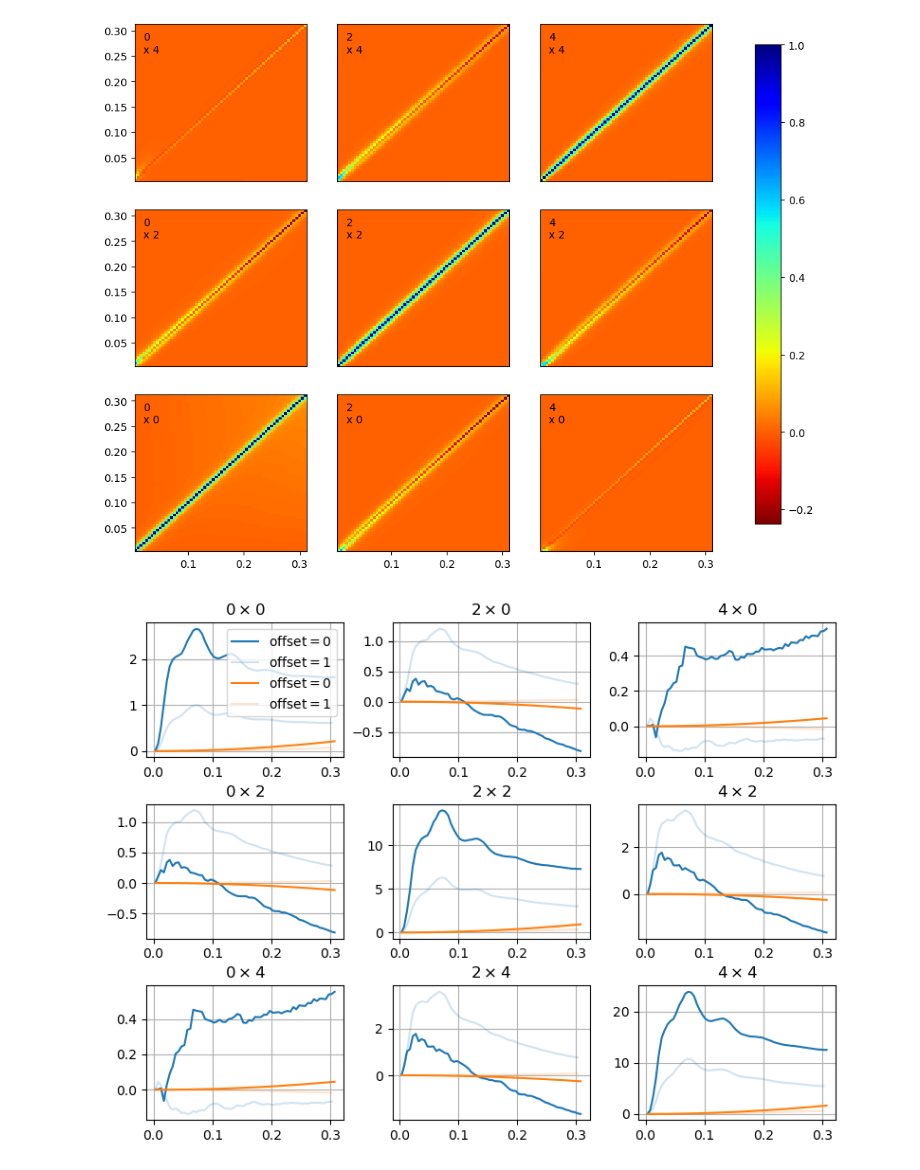
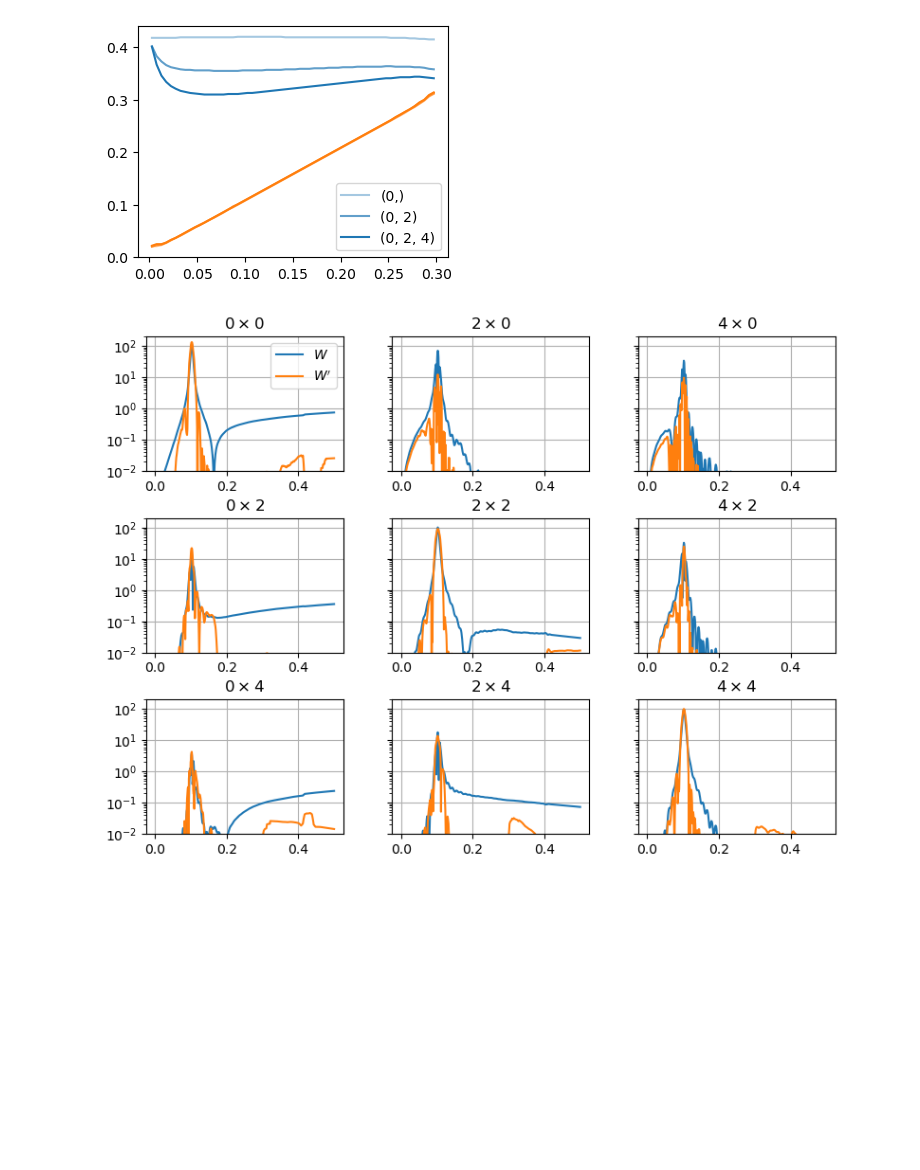
Before and after one commit to adematti/jax-power, a Jupyter notebook: scripts/rotation.ipynb, the cells around one changed output. Saved outputs shown, nothing was run; the diff lists cells and outputs as text; code cells hidden in the pictures; blank space fills up the shorter version.

Commit message:
rotation

```diff
--- a/scripts/rotation.ipynb
+++ b/scripts/rotation.ipynb
@@ -20,12 +17,15 @@ covs_fftlog = [CovarianceMatrix.load(fn).slice(slice(0, None, 5)) for fn in fns]
 # %%
-cov = sum(covs)
-cov.plot(corrcoef=True, show=True);
+covmatrix = sum(covs)
+#covmatrix.plot(corrcoef=True, show=True);
-# %% [output]
-[figure, removed]
-# %%
-kw = dict(offset=[0, 1], ytransform=lambda x, y: x**4 * y)
-
-fig = sum(covs).plot_diag(**kw, color='C0')
-covs[2].plot_diag(**kw, color='C1', fig=fig, show=True);
-# %% [output]
-[figure, removed]
+# %%
+fn = get_measurement_fn(imock=0, **catalog_args, kind='rotation_mesh2spectrum_thetacut')
+
+rotation = WindowRotationSpectrum2.load(fn)
+rotation.plot_compactness(show=True)
+fig = rotation.plot_wmatrix_slice(20)
+for ax in fig.axes:
+    ax.set_ylim(1e-2, 2e2)
+plt.show()
+# %% [output]
+[figure, added]
+[figure, added]
```
Also changed, not shown: parts of 4 cells of this notebook, 6 other files.
